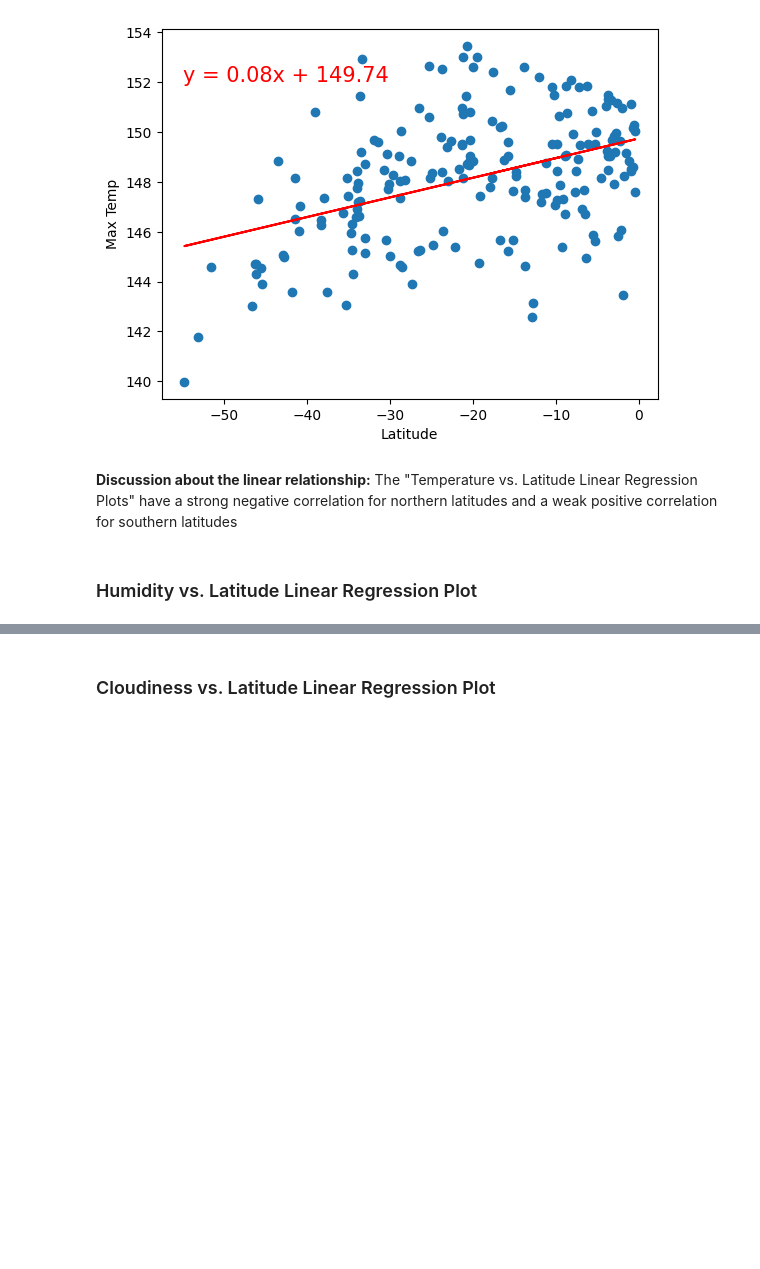
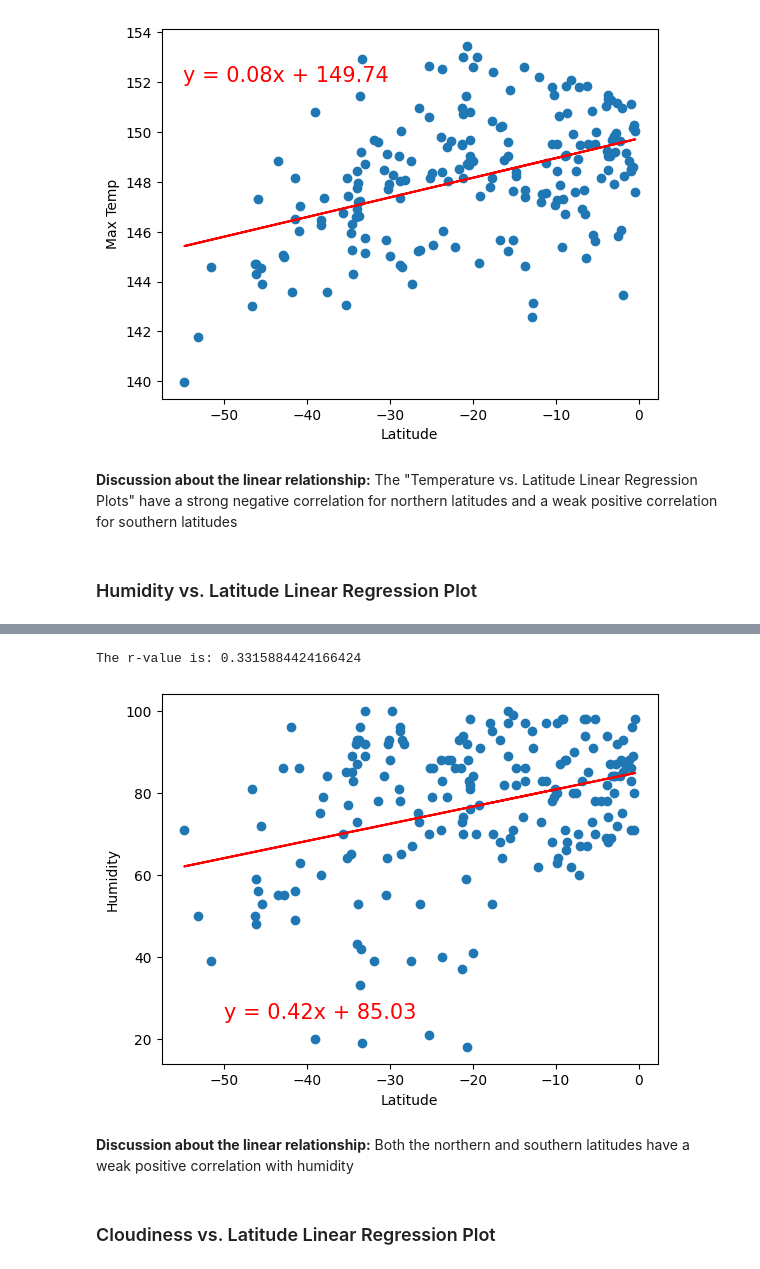
Before and after one commit to joelpangilinan/python-api-challenge, a Jupyter notebook: challenge-assignment/WeatherPy-Copy1.ipynb, the cells around one changed output, grey strips where cells are left out. Cells and saved outputs as stored; diff of their text form; code cells hidden in the pictures; blank space fills up the shorter version.

```diff
--- a/challenge-assignment/WeatherPy-Copy1.ipynb
+++ b/challenge-assignment/WeatherPy-Copy1.ipynb
@@ -411,2 +417,24 @@ The r-value is: 0.0002808747046324607
+# %%
+# Southern Hemisphere
+(slope, intercept, rvalue, pvalue, stderr) = linregress(southern_hemi_df["Lat"], southern_hemi_df["Humidity"])
+regress_values = southern_hemi_df["Lat"] * slope + intercept
+line_eq_southern_humidity = "y = " + str(round(slope,2)) + "x + " + str(round(intercept,2))
+
+# Determine the correlation
+correlation_southern_humidity = st.pearsonr(southern_hemi_df["Lat"], southern_hemi_df["Humidity"])
+
+# Create the plot
+plt.xlabel("Latitude")
+plt.ylabel("Humidity")
+plt.annotate(line_eq_southern_humidity,(-50,25),fontsize=15,color="red")
+plt.scatter(southern_hemi_df["Lat"], southern_hemi_df["Humidity"])
+plt.plot(southern_hemi_df["Lat"],regress_values,"r-")
+print(f"The r-value is: {correlation_southern_humidity[0]}")
+plt.show()
+# %% [output]
+The r-value is: 0.3315884424166424
+[figure, added]
+# %% [markdown]
+**Discussion about the linear relationship:** Both the northern and southern latitudes have a weak positive correlation with humidity
 # %% [markdown]
 ### Cloudiness vs. Latitude Linear Regression Plot
```
Also changed, not shown: parts of 18 cells of this notebook.
